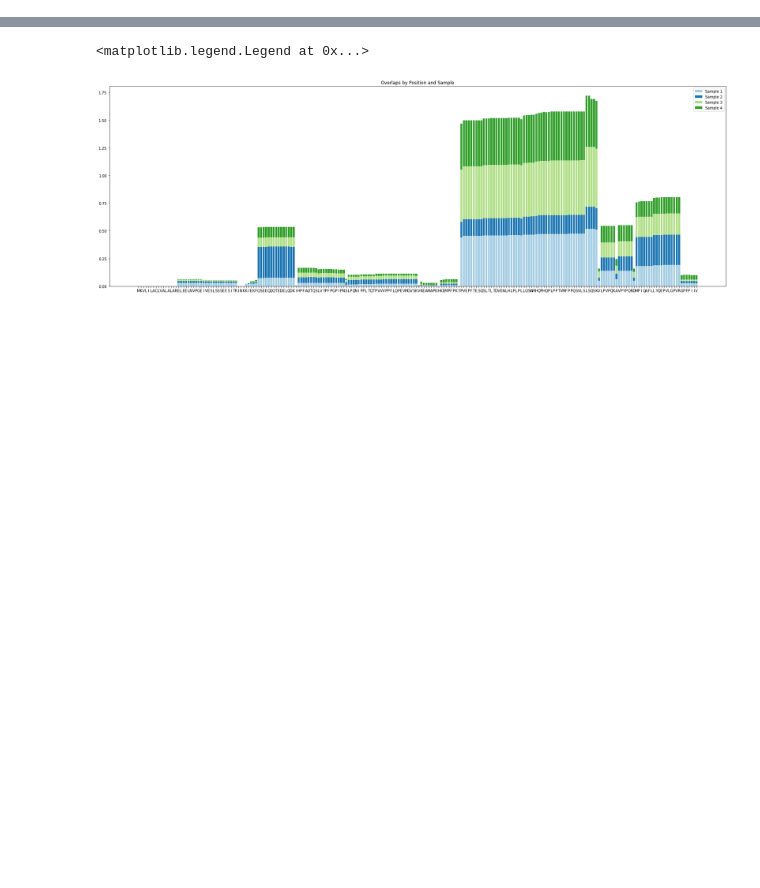
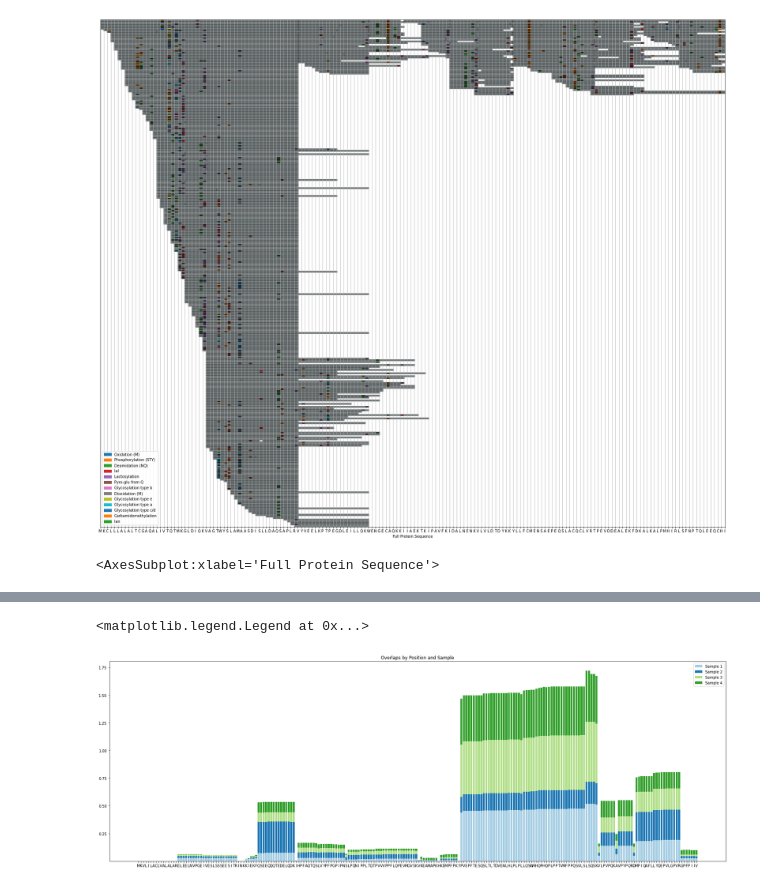
Before and after one commit to Munklinde96/Data_Visualization, a Jupyter notebook: viz4.ipynb, the cells around one changed output, grey strips where cells are left out. Drawn from its saved outputs; the diff is of its cells as text; code cells hidden in the pictures; blank space fills up the shorter version.

```diff
--- a/viz4.ipynb
+++ b/viz4.ipynb
@@ -1,3 +1,22 @@
+# %%
+from utils import get_data_and_remove_unwanted_columns, sanitize_data, preprocess_data_for_peptide_segment_plot, get_peptide_segments_and_modifications, plot_peptide_segments, normalize_intensities_by_protein_intensity, split_data_in_samples, get_protein_sequence, get_overlap_overlaps_by_intensity_and_sample, get_overlap_pixel_plot, get_gradient_plot
+import matplotlib.pyplot as plt
+import numpy as np
+import seaborn as sns
+import pandas as pd
+
+_protein = "P02754"
+df = get_data_and_remove_unwanted_columns()
+df = sanitize_data(df)
+dfs = normalize_intensities_by_protein_intensity(df)
+
+# data = preprocess_data_for_peptide_segment_plot(df, _protein = _protein, size=1000)
+data = preprocess_data_for_peptide_segment_plot(df, _protein = _protein, size=df.shape[0])
+rectatngles, modifications, height = get_peptide_segments_and_modifications(data, 0.5, _protein)
+plot_peptide_segments(rectatngles, modifications, height, _protein)
+# %% [output]
+[figure, added]
+<AxesSubplot:xlabel='Full Protein Sequence'>
 # %%
 from utils import get_data_and_remove_unwanted_columns, sanitize_data, preprocess_data_for_peptide_segment_plot, get_peptide_segments_and_modifications, plot_peptide_segments, normalize_intensities_by_protein_intensity, split_data_in_samples, get_protein_sequence, get_overlap_overlaps_by_intensity_and_sample, get_overlap_pixel_plot, get_gradient_plot
 import matplotlib.pyplot as plt
```
Also changed, not shown: parts of 3 cells of this notebook, 1 other file.
